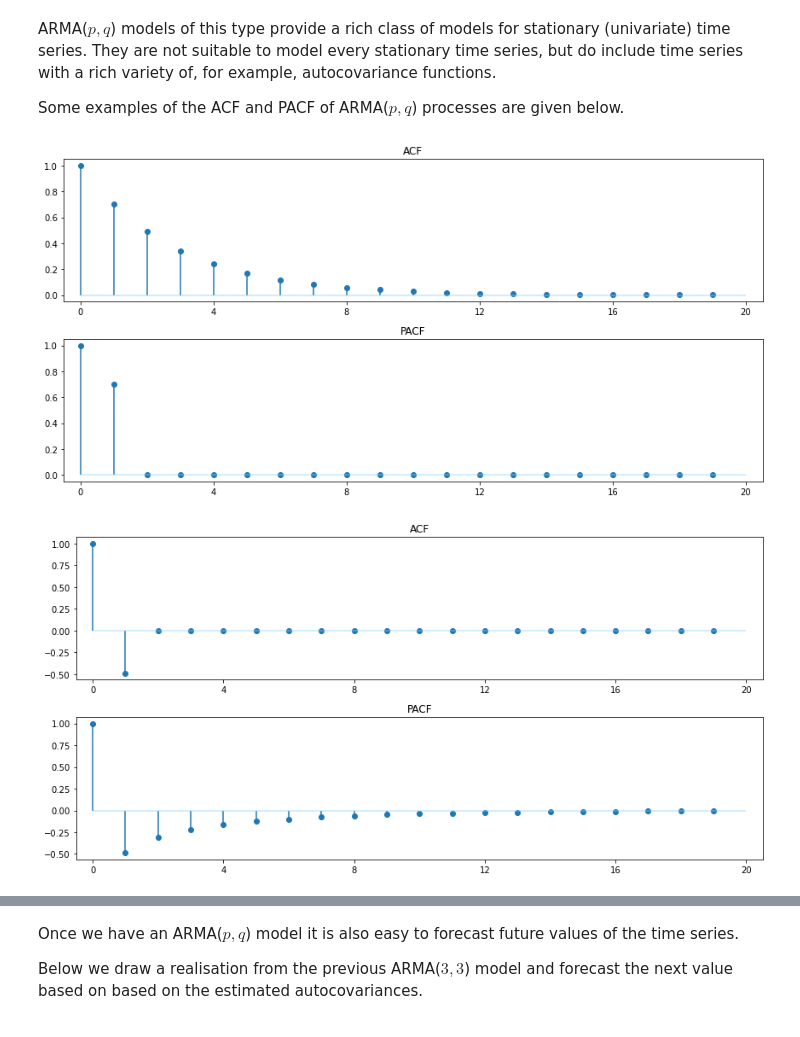
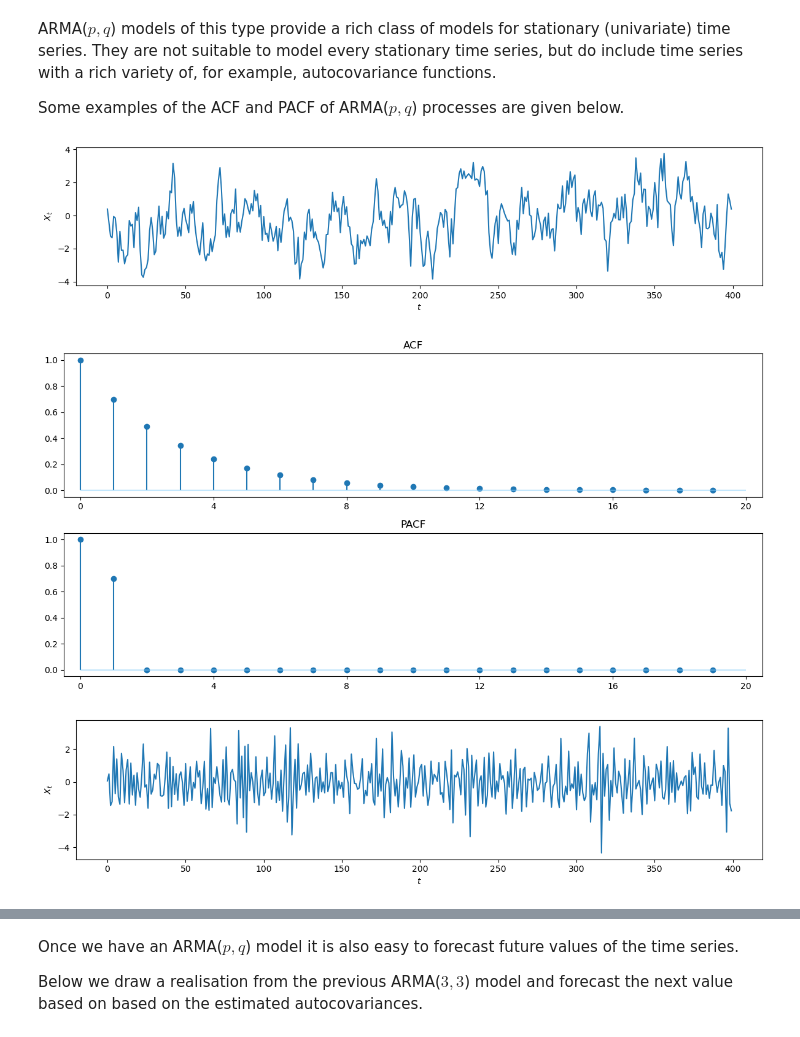
Before and after one commit to BI-DS/GRA-4153, a Jupyter notebook: examples/ARMA.ipynb, the cells around one changed output, grey strips where cells are left out. Drawn from its saved outputs; the diff is of its cells as text; code cells hidden in the pictures.

Commit message:
TS plots

```diff
--- a/examples/ARMA.ipynb
+++ b/examples/ARMA.ipynb
@@ -33,6 +33,16 @@ ARMA($p, q$) models of this type provide a rich class of models for stationary (
 
 Some examples of the ACF and PACF of ARMA($p, q$) processes are given below.
 # %%
+def plot_ts(X, figsize = (12, 3)):
+    n = len(X)
+    fig, ax = plt.subplots(figsize = figsize)
+    ax.plot(range(n), X)
+    ax.set_xlabel(r"$t$")
+    ax.set_ylabel(r"$X_t$")
+    fig.tight_layout()
+    plt.show()
+
+
 def plot_acf_pacf(arma, nlags = 20, figsize = (12, 6)):
 
     fig, axes = plt.subplots(2, 1, figsize = figsize)
@@ -50,16 +60,25 @@ def plot_acf_pacf(arma, nlags = 20, figsize = (12, 6)):
 
     fig.tight_layout()
     plt.show()
+# %%
+n = 400
+burnin = 400
 # %%
 # AR(1), \phi = [0.7]
 
 ar1 = sm.tsa.ArmaProcess(ar = [1.0, -0.7], ma = [1.0])
-plot_acf_pacf(ar1)
+X = ar1.generate_sample(n + burnin)
+plot_ts(X[burnin:])
 # %% [output]
-[figure, old version]
+[figure, new version]
+# %%
+plot_acf_pacf(ar1)
+# %% [output]
+[figure, added]
 # %%
 # MA(1), theta = [-0.8]
 ma1 = sm.tsa.ArmaProcess(ar = [1.0], ma = [1.0, -0.8])
-plot_acf_pacf(ma1)
+X = ma1.generate_sample(n + burnin)
+plot_ts(X[burnin:])
 # %% [output]
-[figure, old version]
+[figure, new version]
```
Also changed, not shown: parts of 9 cells of this notebook.
